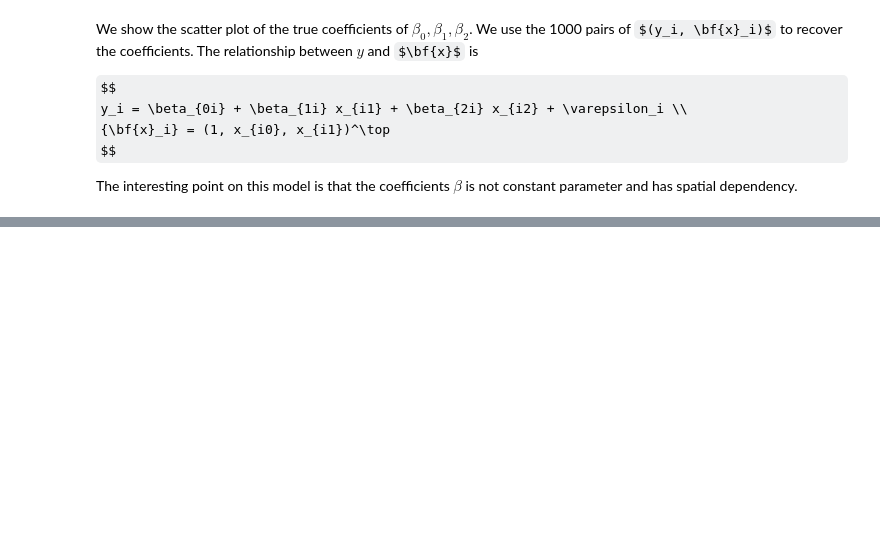
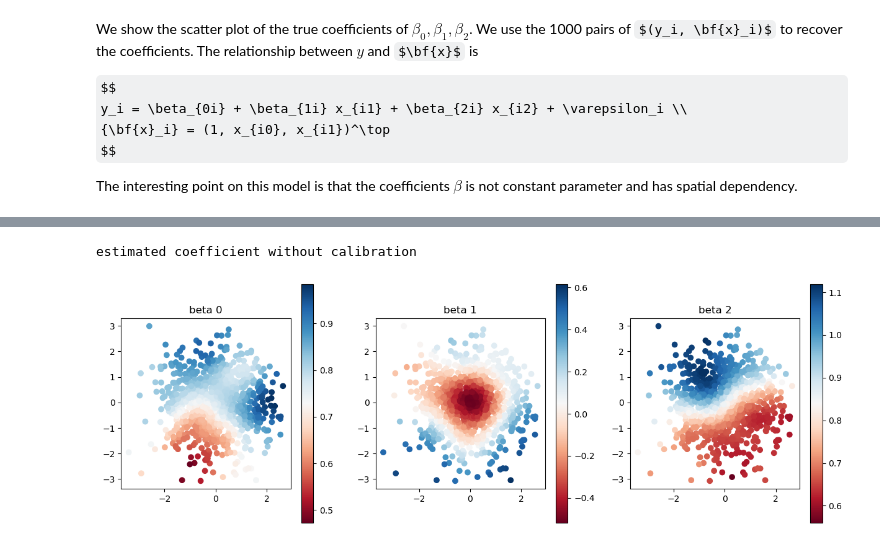
Before and after one commit to hayato-n/sgGWR, a Jupyter notebook: docs/examples/introduction.ipynb, the cells around one changed output, grey strips where cells are left out. Saved outputs shown, nothing was run; the diff lists cells and outputs as text; code cells hidden in the pictures; some formulas as TeX source; blank space fills up the shorter version.

```diff
--- a/docs/examples/introduction.ipynb
+++ b/docs/examples/introduction.ipynb
@@ -118,0 +138,2 @@ The interesting point on this model is that the coefficients $\beta$ is not cons
+# %%
+kernel = sgGWR.kernels.Exponential(params=[1.0])
@@ -118,0 +144,2 @@ The interesting point on this model is that the coefficients $\beta$ is not cons
+# %%
+model = sgGWR.models.GWR(y=y, X=X, sites=sites, kernel=kernel)
@@ -118,0 +154,8 @@ The interesting point on this model is that the coefficients $\beta$ is not cons
+# %%
+model.set_betas_inner()
+
+print("estimated coefficient without calibration")
+plot_scatter(model.betas, sites)
+# %% [output]
+estimated coefficient without calibration
+[figure, added]
```
Also changed, not shown: parts of 29 cells of this notebook, 4 other files.
